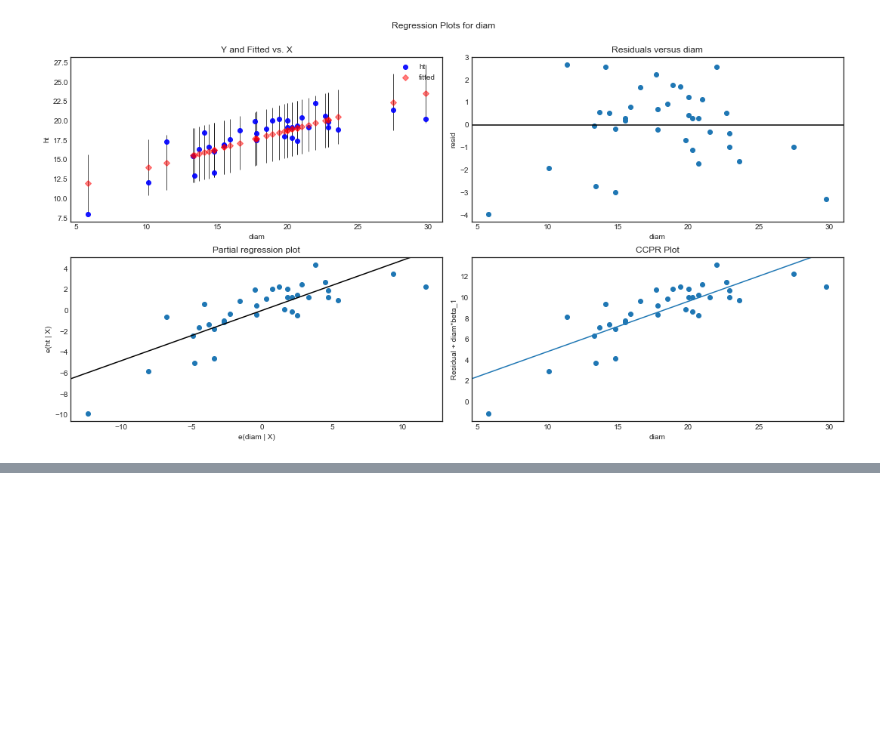
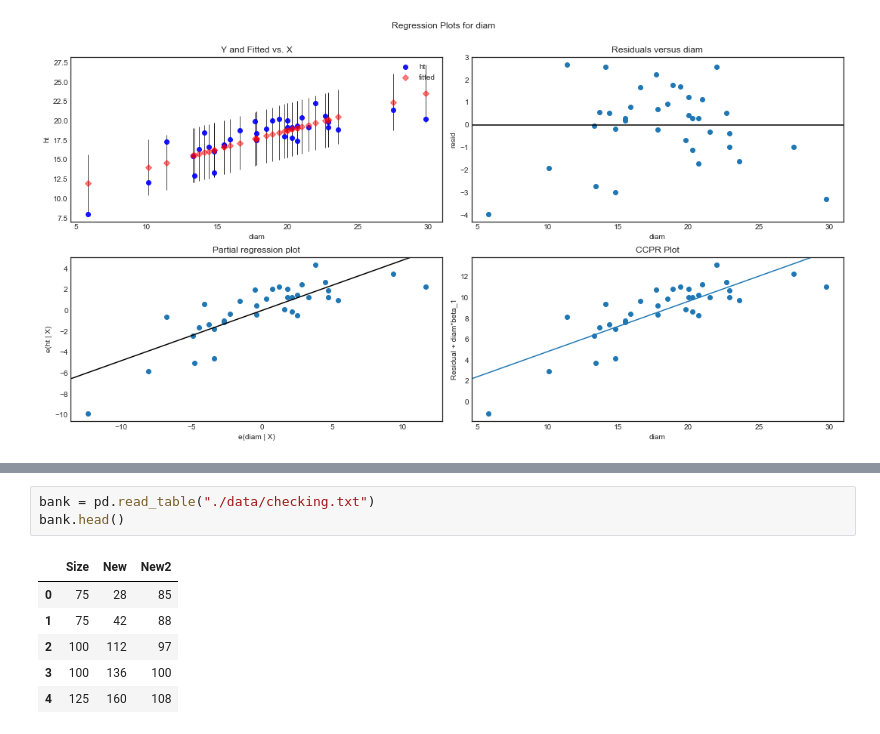
Before and after one commit to naivelogic/Machine_Learning_Notebooks, a Jupyter notebook: Data_Science/Stats Foundation/Regression Methods/[lab] PennState Regression.ipynb, the cells around one changed output, grey strips where cells are left out. Cells and saved outputs as stored; diff of their text form; blank space fills up the shorter version.

```diff
--- a/Data_Science/Stats Foundation/Regression Methods/[lab] PennState Regression.ipynb
+++ b/Data_Science/Stats Foundation/Regression Methods/[lab] PennState Regression.ipynb
@@ -545,0 +555,10 @@ fig = sm.graphics.plot_regress_exog(tree_model, "diam", fig=fig)
+# %%
+bank = pd.read_table("./data/checking.txt")
+bank.head()
+# %% [output]
+|  | Size | New | New2 |
+| 0 | 75 | 28 | 85 |
+| 1 | 75 | 42 | 88 |
+| 2 | 100 | 112 | 97 |
+| 3 | 100 | 136 | 100 |
+| 4 | 125 | 160 | 108 |
```
Also changed, not shown: parts of 17 cells of this notebook.
